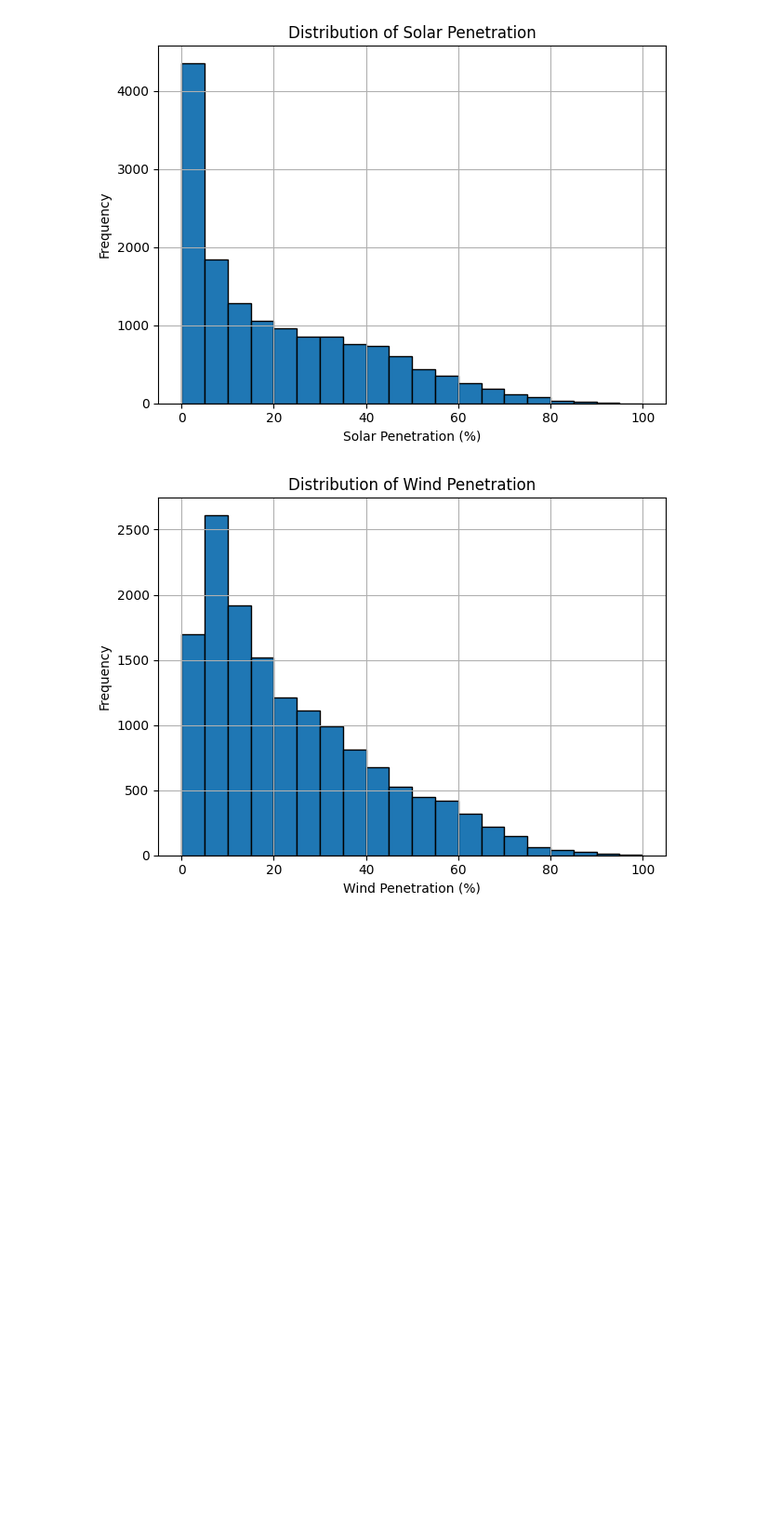
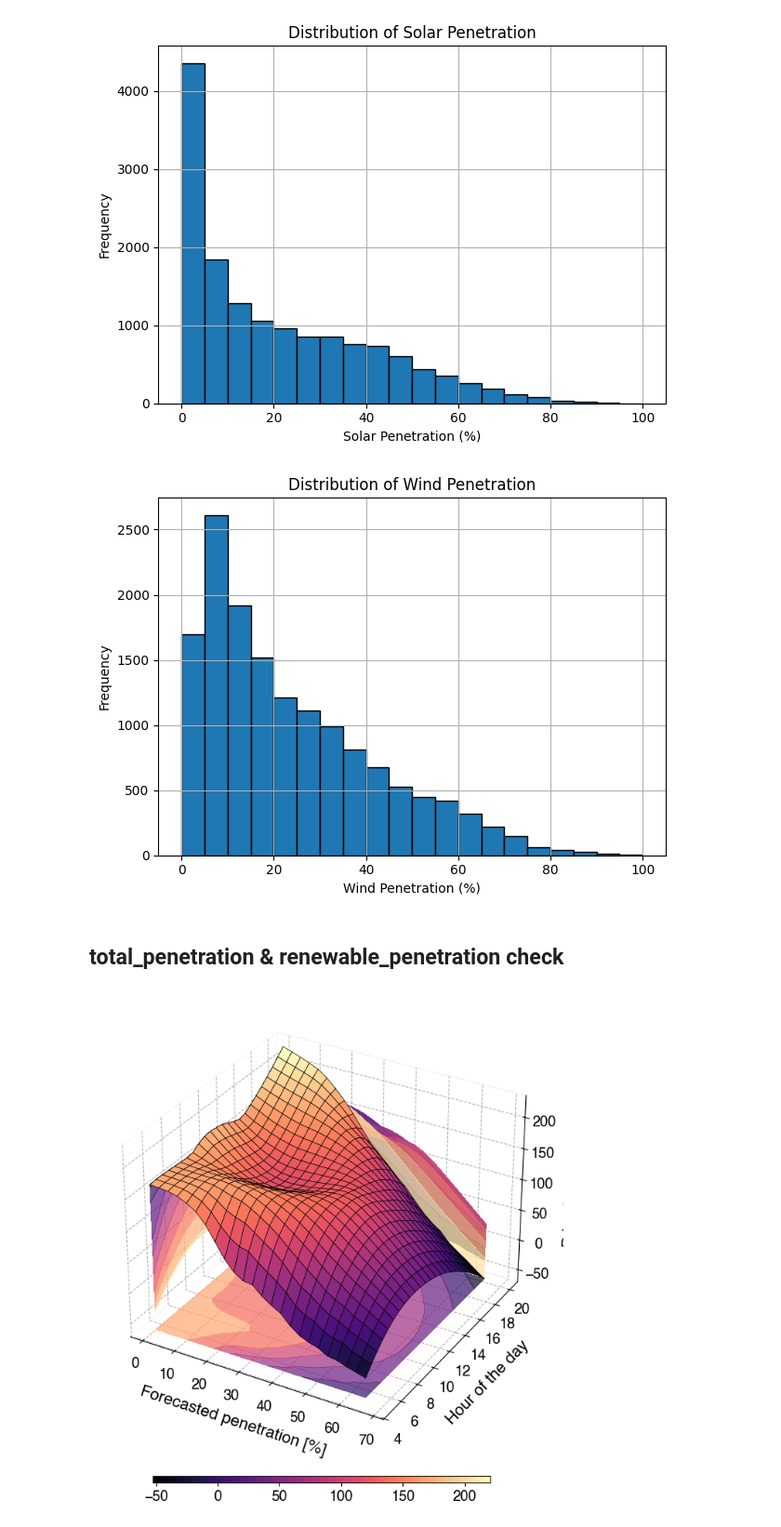
Before and after one commit to emircanince/power, a Jupyter notebook: dml_trials.ipynb, the cells around one changed output. Shown at 93% size. Saved outputs shown, nothing was run; the diff lists cells and outputs as text; code cells hidden in the pictures; blank space fills up the shorter version.

Commit message:
lwpr_mean

```diff
--- a/dml_trials.ipynb
+++ b/dml_trials.ipynb
@@ -102,3 +102,5 @@ plt.tight_layout()
 plt.show()
 # %% [output]
 [figure]
+# %% [markdown]
+## total_penetration & renewable_penetration check
@@ -104,0 +227,76 @@ plt.show()
+# %%
+# from utils_mean import *
+import matplotlib as mpl
+import matplotlib.colors as mcolors
+
+# Set plot aesthetics
+mpl.rcParams.update({
+    'font.family': 'Helvetica',  # Use Helvetica for clarity
+    'axes.labelsize': 16,        # Larger axis labels
+    'axes.titlesize': 16,        # Title font size
+    'xtick.labelsize': 14,       # X-axis tick label size
+    'ytick.labelsize': 14,       # Y-axis tick label size
+    'legend.fontsize': 14,       # Legend font size
+    'axes.grid': True,           # Enable grid
+    'grid.alpha': 0.1,           # Subtle grid lines
+    'grid.linestyle': '--',      # Dashed grid lines for a softer look
+    'figure.dpi': 300,           # High DPI for high-quality figure
+    'savefig.dpi': 300           # High DPI for saving the figure
+})
+
+df = pd.read_csv('data/causal_data.csv')
+df = df[df['solar_penetration'] >= 1]
+df = df[df['solar_penetration'] <= 65]
+# df = df[df['Hour'] <= 18]
+# df = df[df['Hour'] >= 6]
+
+# Define covariates and response
+covariates = ['solar_penetration', 'Hour']
+response ='electricity_price'
+
+# Process data
+input_variables, target_variable, scaler = process_data(data=df, covariates=covariates, response=response)
+
+# Fit models
+fitting_points, predicted_values = fit_model(features=input_variables, target=target_variable, n_fitting_points=24)
+
+# Plot results
+n_grid_points = 24
+
+fitting_points = fitting_points.cpu()  # Transfer to CPU
+predicted_values = predicted_values.cpu()  # Transfer to CPU
+
+grid_y, grid_x = np.meshgrid(np.linspace(-1, 1, n_grid_points), np.linspace(-1, 1, n_grid_points))
+grid_z = griddata(fitting_points.numpy(), predicted_values.numpy(), (grid_x, grid_y), method='cubic')
+
+original_grid_x, original_grid_y = scaler.inverse_transform(np.column_stack([grid_x.ravel(), grid_y.ravel()])).T
+original_grid_x = original_grid_x.reshape(grid_x.shape)
+original_grid_y = original_grid_y.reshape(grid_y.shape)
+
+# colors_solar = ["#fff5e6", "#ff7f0e"]  # Light peach to orange
+colors_solar = ["#ffd9b3", "#ff4500"]  # Light orange to reddish
+n_bins = 100  # Number of bins for colormap
+# cmap_solar = mcolors.LinearSegmentedColormap.from_list("solar_cmap", colors_solar, N=n_bins)
+cmap_solar = 'magma'
+# cmap_solar = 'Oranges'
+
+fig = plt.figure(figsize=(8, 8), dpi=100)
+ax = fig.add_subplot(111, projection='3d')
+surface = ax.plot_surface(original_grid_x, original_grid_y, grid_z, cmap=cmap_solar, edgecolor='k', linewidth=.5)
+contours = ax.contourf(original_grid_x, original_grid_y, grid_z, zdir='z', offset=np.min(grid_z), cmap=cmap_solar, alpha=0.7)
+contours = ax.contourf(original_grid_x, original_grid_y, grid_z, zdir='x', offset=np.min(original_grid_x), cmap=cmap_solar, alpha=0.7)
+contours = ax.contourf(original_grid_x, original_grid_y, grid_z, zdir='y', offset=np.max(original_grid_y), cmap=cmap_solar, alpha=0.7)
+
+cbar = fig.colorbar(surface, orientation='horizontal', shrink=0.6, aspect=50, pad=0.05)
+ax.xaxis.pane.fill = False
+ax.yaxis.pane.fill = False
+ax.zaxis.pane.fill = False
+ax.set_xlabel('Forecasted penetration [%]', labelpad=10)
+ax.set_ylabel('Hour of the day', labelpad=10)
+ax.set_zlabel('Price [EUR/MWh]', labelpad=10)
+# ax.set_zlim(-80, 200)
+plt.tight_layout()
+# plt.savefig(f'png/LWPR_solar.png',format='png', dpi=600)
+plt.show()
+# %% [output]
+[figure, added]
```
Also changed, not shown: parts of 8 cells of this notebook, 4 other files.
